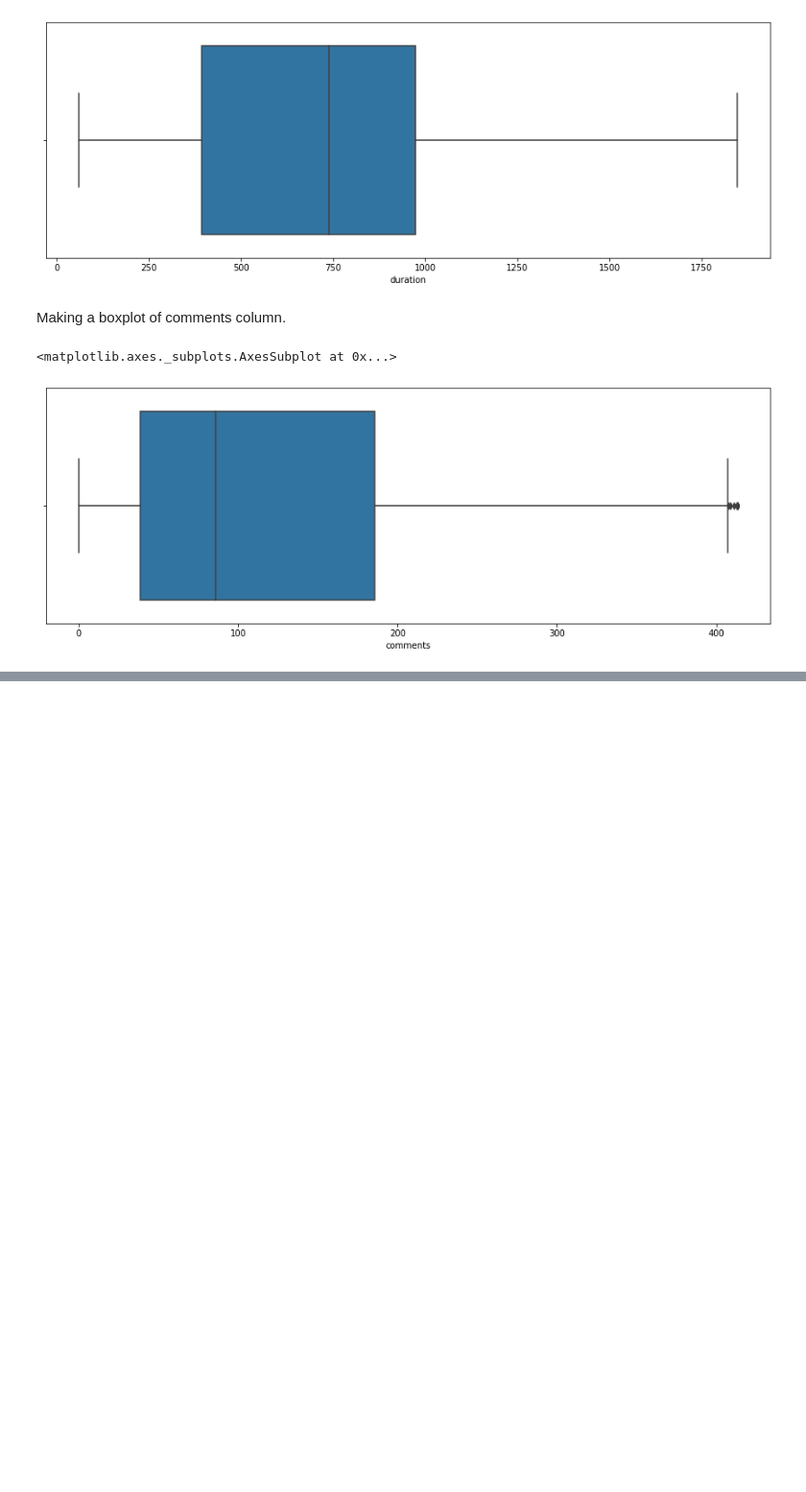
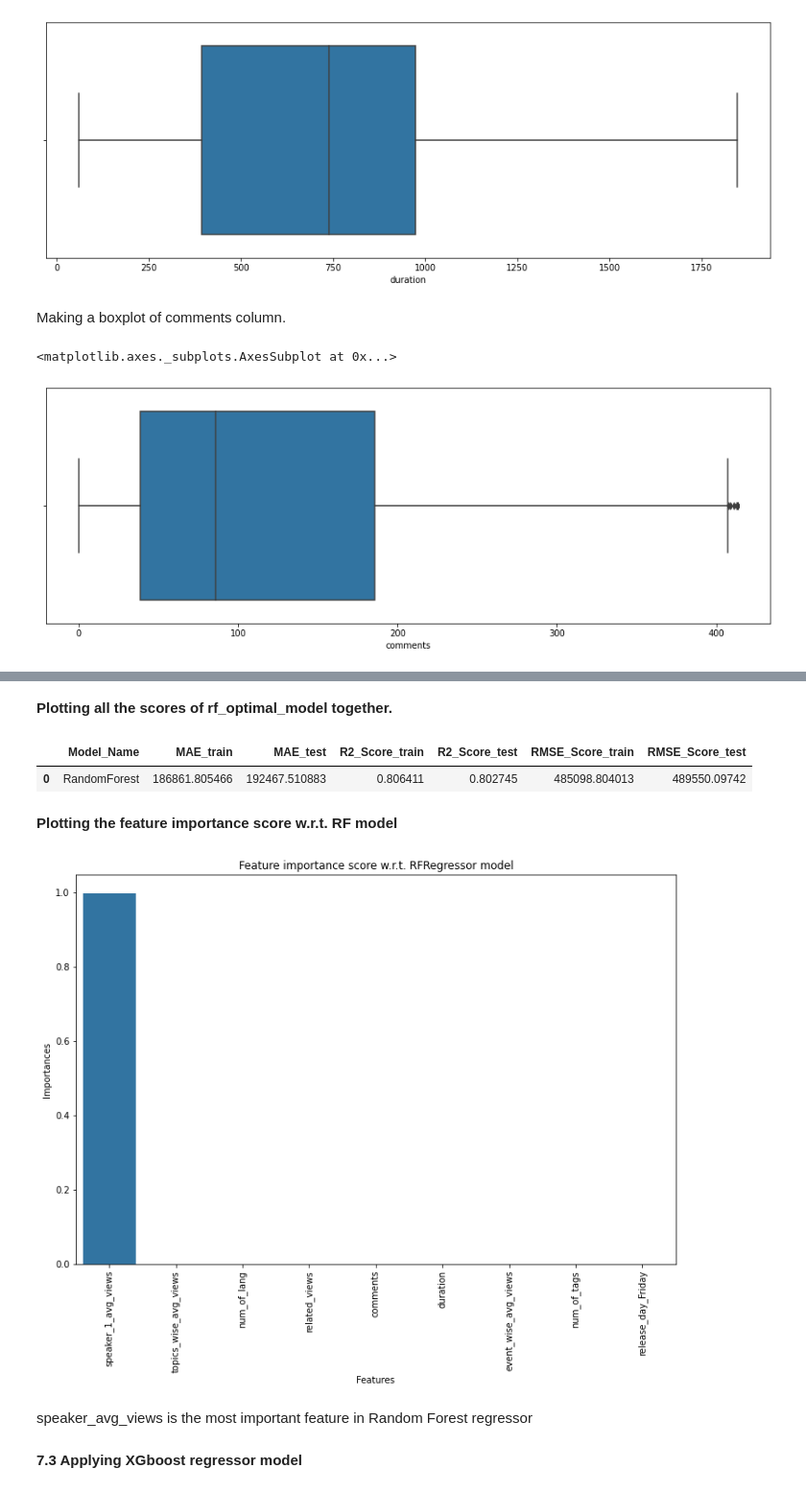
Before and after one commit to Shantanuh10/Ted-Talk-Views-Prediction-Project, a Jupyter notebook: Capstone_project_2_Ted_Talks.ipynb, the cells around one changed output, grey strips where cells are left out. Shown at 96% size. Cells and saved outputs as stored; diff of their text form; code cells hidden in the pictures; blank space fills up the shorter version.

```diff
--- a/Capstone_project_2_Ted_Talks.ipynb
+++ b/Capstone_project_2_Ted_Talks.ipynb
@@ -1025,0 +1136,10 @@ sns.boxplot(x=X['comments'])
+# %%
+#applying RandomForestRegressor on default parameters
+rf = RandomForestRegressor(criterion='mae')
+rf.fit(X_train, y_train)
+y_pred = rf.predict(X_train)
+y_test_pred = rf.predict(X_test)
+print('Training MAE: {:0.2f}'.format(metrics.mean_absolute_error(y_train, y_pred)))
+print('Test MAE: {:0.2f}'.format(metrics.mean_absolute_error(y_test, y_test_pred)))
+print('Target mean: {:0.2f}'.format(y.mean()))
+print('Target std: {:0.2f}'.format(y.std()))
@@ -1025,0 +1155,11 @@ sns.boxplot(x=X['comments'])
+# %%
+#Random Forest Regressor param_dict
+n_estimators = [30,50,80,100,120,150]
+max_depth = [4,6,8,10,12]
+min_samples_split = [50,80,100,150,200]
+min_samples_leaf = [10,30,40,50,60,80]
+# HYperparameter Dict
+param_dict = {'n_estimators' : n_estimators,
+              'max_depth' : max_depth,
+              'min_samples_split' : min_samples_split,
+              'min_samples_leaf' : min_samples_leaf}
@@ -1025,0 +1168,7 @@ sns.boxplot(x=X['comments'])
+# %%
+# Create an instance of the random forest regressor
+rf_model = RandomForestRegressor(criterion='mae')
+
+#RandomSearch
+rf_random = RandomizedSearchCV(rf_model,param_dict,verbose=0,cv=5)
+rf_random.fit(X_train,y_train)
@@ -1025,0 +1184,3 @@ sns.boxplot(x=X['comments'])
+# %%
+#finding the optimal model w.r.t. best_estimator_
+rf_optimal_model = rf_random.best_estimator_
@@ -1025,0 +1212,47 @@ sns.boxplot(x=X['comments'])
+# %% [markdown]
+**Plotting all the scores of rf_optimal_model together.**
+# %%
+#Defining the model
+model =[
+        ['RandomForest ',RandomForestRegressor(criterion='mae',max_depth=6,min_samples_leaf=30,min_samples_split=80,n_estimators=150,random_state=42)]
+      ]
+#Let's run the the model and store the results in a dataframe
+model_data = []
+for name,curr_model in model :
+    curr_model_data = {}
+    curr_model.random_state = 42
+    curr_model_data["Model_Name"] = name
+    curr_model.fit(X_train,y_train)
+    curr_model_data["MAE_train"] =metrics.mean_absolute_error(y_train, curr_model.predict(X_train))
+    curr_model_data["MAE_test"] =metrics.mean_absolute_error(y_test, curr_model.predict(X_test))
+    curr_model_data["R2_Score_train"] = r2_score(y_train,curr_model.predict(X_train))
+    curr_model_data["R2_Score_test"] = r2_score(y_test,curr_model.predict(X_test))
+    curr_model_data["RMSE_Score_train"] = np.sqrt(mean_squared_error(y_train,curr_model.predict(X_train)))
+    curr_model_data["RMSE_Score_test"] = np.sqrt(mean_squared_error(y_test,curr_model.predict(X_test)))
+    model_data.append(curr_model_data)
+
+results_df_rf = pd.DataFrame(model_data)
+
+#printing the results_df_rf
+results_df_rf
+# %% [output]
+|  | Model_Name | MAE_train | MAE_test | R2_Score_train | R2_Score_test | RMSE_Score_train | RMSE_Score_test |
+| 0 | RandomForest | 186861.805466 | 192467.510883 | 0.806411 | 0.802745 | 485098.804013 | 489550.09742 |
+# %% [markdown]
+**Plotting the feature importance score w.r.t. RF model**
+# %%
+importances = pd.DataFrame({'Features': X.columns,
+                                'Importances': rf_optimal_model.feature_importances_})
+
+importances.sort_values(by=['Importances'], axis='index', ascending=False, inplace=True)
+fig = plt.figure(figsize=(12, 8))
+sns.barplot(x='Features', y='Importances', data=importances)
+plt.xticks(rotation='vertical')
+plt.title('Feature importance score w.r.t. RFRegressor model')
+plt.show()
+# %% [output]
+[figure, added]
+# %% [markdown]
+speaker_avg_views is the most important feature in Random Forest regressor
+# %% [markdown]
+**7.3 Applying XGboost regressor model**
```
Also changed, not shown: parts of 50 cells of this notebook.
